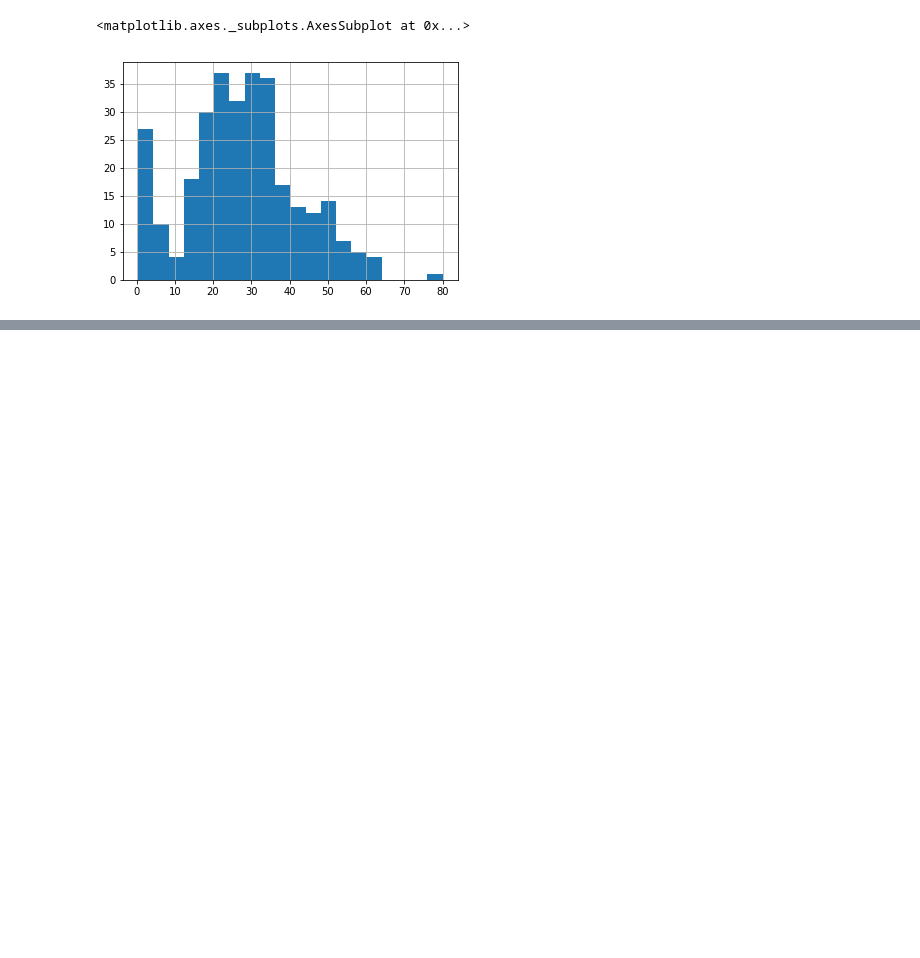
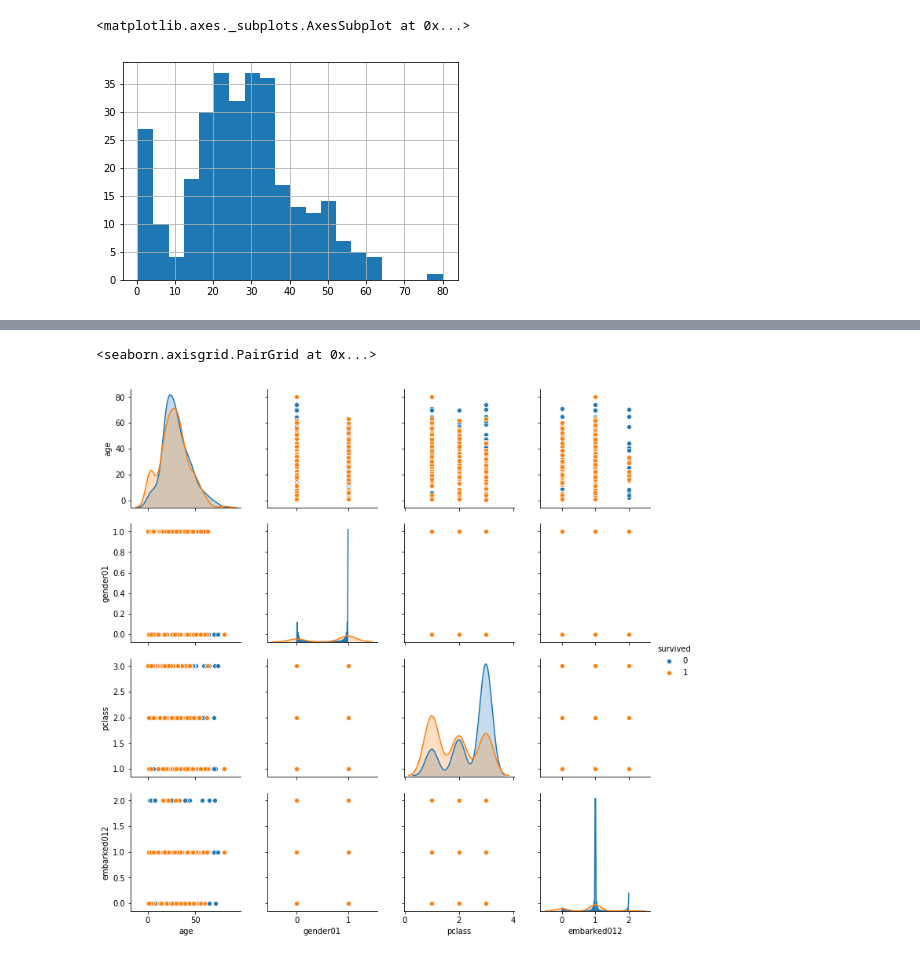
Before and after one commit to cargox/dojo_data_science, a Jupyter notebook: Titanic/DS_DOJO_01_03_2019.ipynb, the cells around one changed output, grey strips where cells are left out. Cells and saved outputs as stored; diff of their text form; code cells hidden in the pictures; blank space fills up the shorter version.

```diff
--- a/Titanic/DS_DOJO_01_03_2019.ipynb
+++ b/Titanic/DS_DOJO_01_03_2019.ipynb
@@ -519,0 +839,4 @@ df_train[df_train["survived"]==1]["age"].hist(bins=20)
+# %%
+embarkeddict= {'C': 0, "S": 1, "Q": 2}
+df_train['embarked012'] = df_train['embarked'].map(embarkeddict)
+df_train.head()
@@ -519,0 +854,6 @@ df_train[df_train["survived"]==1]["age"].hist(bins=20)
+# %%
+cols = ['age', 'gender01', 'pclass', 'embarked012', 'survived']
+sns.pairplot(df_train[cols], vars=cols[:-1], hue='survived')
+# %% [output]
+<seaborn.axisgrid.PairGrid at 0x...>
+[figure, added]
```
Also changed, not shown: parts of 38 cells of this notebook.
